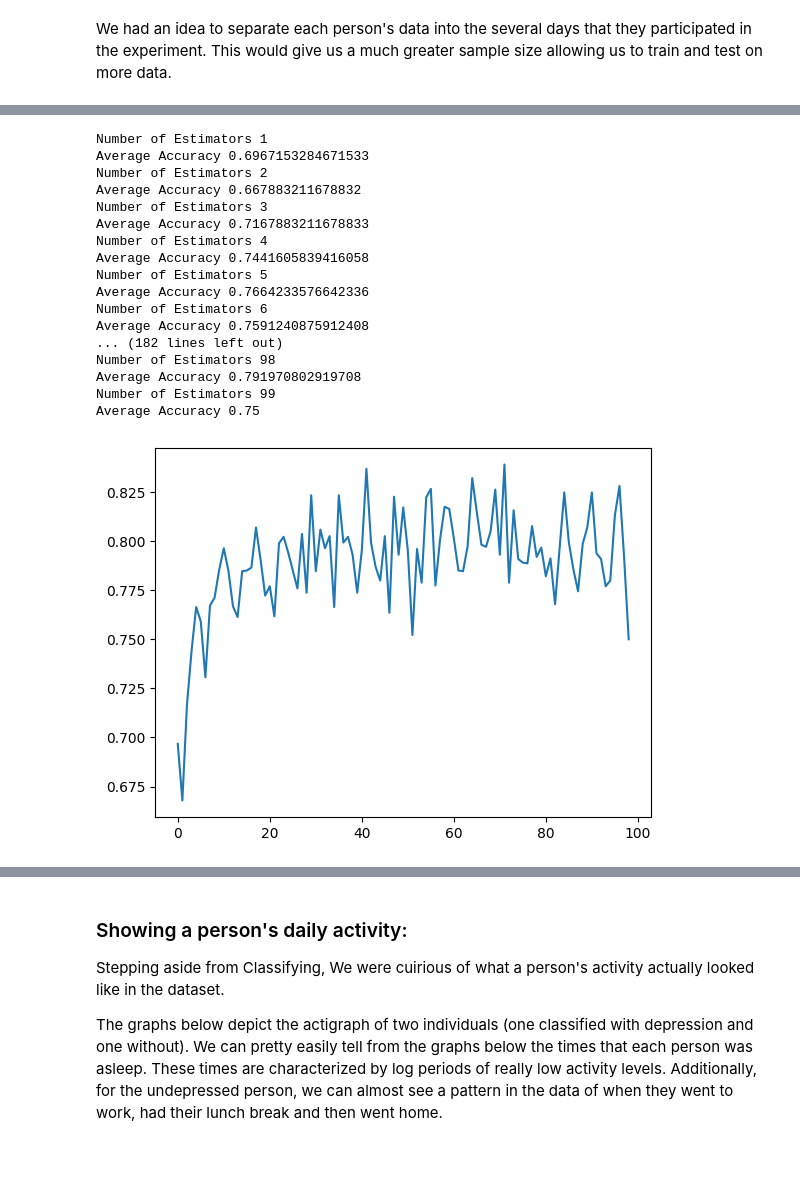
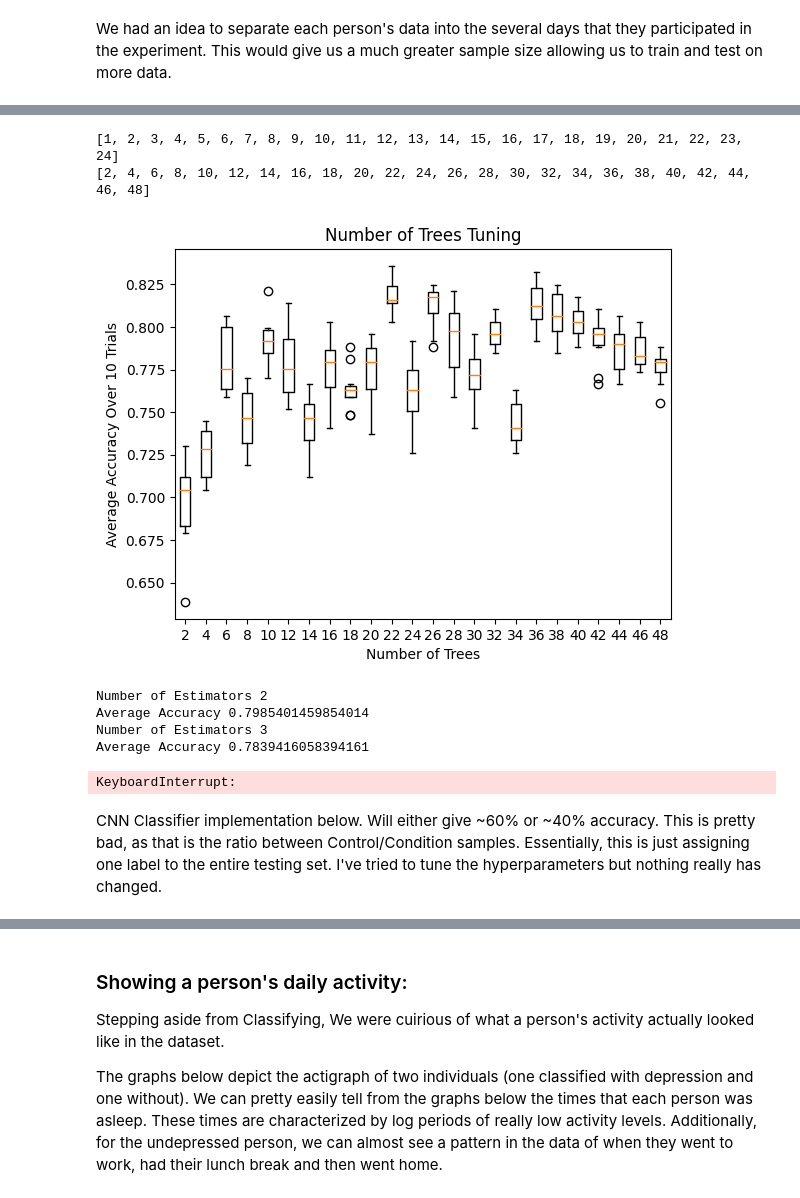
Before and after one commit to davevstorey/CS5080_TS, a Jupyter notebook: main.ipynb, the cells around one changed output, grey strips where cells are left out. Cells and saved outputs as stored; diff of their text form; code cells hidden in the pictures; blank space fills up the shorter version.

```diff
--- a/main.ipynb
+++ b/main.ipynb
@@ -482,3 +716,21 @@ print(np.average(a))
+# %%
+labels = []
+ticks = []
+
+for i in range(1, 25):
+	ticks.append(i)
+	labels.append(i*2)
+
+plt.boxplot(hyper)
+plt.title("Number of Trees Tuning")
+plt.xlabel("Number of Trees")
+plt.ylabel("Average Accuracy Over 10 Trials")
+plt.xticks(ticks, labels)
+plt.show()
+# %% [output]
+[1, 2, 3, 4, 5, 6, 7, 8, 9, 10, 11, 12, 13, 14, 15, 16, 17, 18, 19, 20, 21, 22, 23, 24]
+[2, 4, 6, 8, 10, 12, 14, 16, 18, 20, 22, 24, 26, 28, 30, 32, 34, 36, 38, 40, 42, 44, 46, 48]
+[figure, added]
 # %%
 y = np.array(meandf_daySplit.iloc[:,-1:])
 x = np.array(meandf_daySplit.iloc[: ,0:1])
@@ -493,8 +745,8 @@ while c < len(x):
 		c += 1
 
 #Hyperparameter tuning:
-hyper = []
-for loopIndex in range(1,100):
+hyperInterval = []
+for loopIndex in range(2,100):
 	sss = StratifiedShuffleSplit(n_splits=1, test_size=0.3)
 	sss.get_n_splits(x, y)
 	for train_index, test_index in sss.split(x, y):
@@ -522,33 +774,18 @@ for loopIndex in range(1,100):
 	runAccuracies = []
 
 	for _ in range (10):
-		tsf=TimeSeriesForestClassifier(min_interval=60, n_estimators=loopIndex, n_jobs=-1)
+		tsf=TimeSeriesForestClassifier(min_interval=loopIndex, n_estimators=42, n_jobs=-1)
 		tsf.fit(newXTrain, newYTrain.ravel())
 		accuracy = tsf.score(newXTest, newYTest)
 		runAccuracies.append(accuracy)
 	print(f"Number of Estimators {loopIndex}\nAverage Accuracy {np.average(runAccuracies)}")
-	hyper.append(np.average(runAccuracies))
+	hyperInterval.append(np.average(runAccuracies))
 # %% [output]
-Number of Estimators 1
-Average Accuracy 0.6967153284671533
 Number of Estimators 2
-Average Accuracy 0.667883211678832
+Average Accuracy 0.7985401459854014
 Number of Estimators 3
-Average Accuracy 0.7167883211678833
-Number of Estimators 4
-Average Accuracy 0.7441605839416058
-Number of Estimators 5
-Average Accuracy 0.7664233576642336
-Number of Estimators 6
-Average Accuracy 0.7591240875912408
-... (182 lines left out)
-Number of Estimators 98
-Average Accuracy 0.791970802919708
-Number of Estimators 99
-Average Accuracy 0.75
+Average Accuracy 0.7839416058394161
+KeyboardInterrupt:
-# %%
-plt.plot(hyper)
-plt.show()
-# %% [output]
-[figure, removed]
+# %% [markdown]
+CNN Classifier implementation below. Will either give ~60% or ~40% accuracy. This is pretty bad, as that is the ratio between Control/Condition samples. Essentially, this is just assigning one label to the entire testing set. I've tried to tune the hyperparameters but nothing really has changed.
 # %%
```
Also changed, not shown: parts of 11 cells of this notebook.
